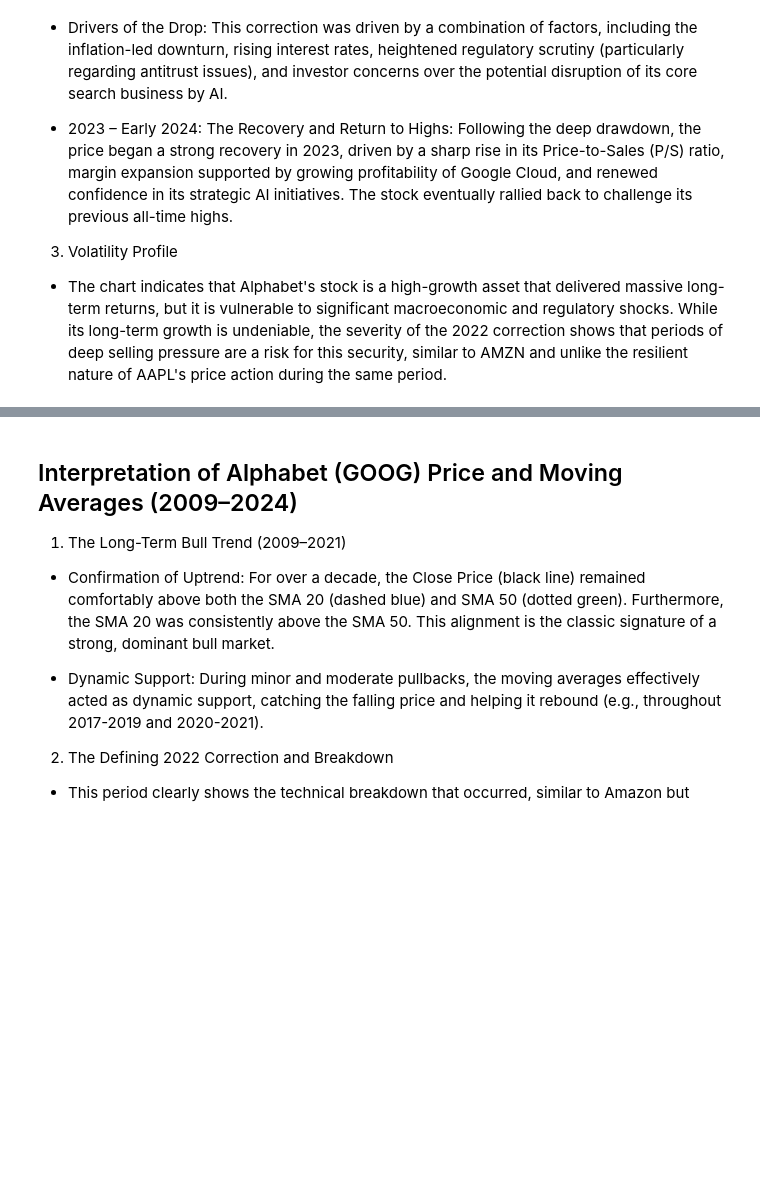
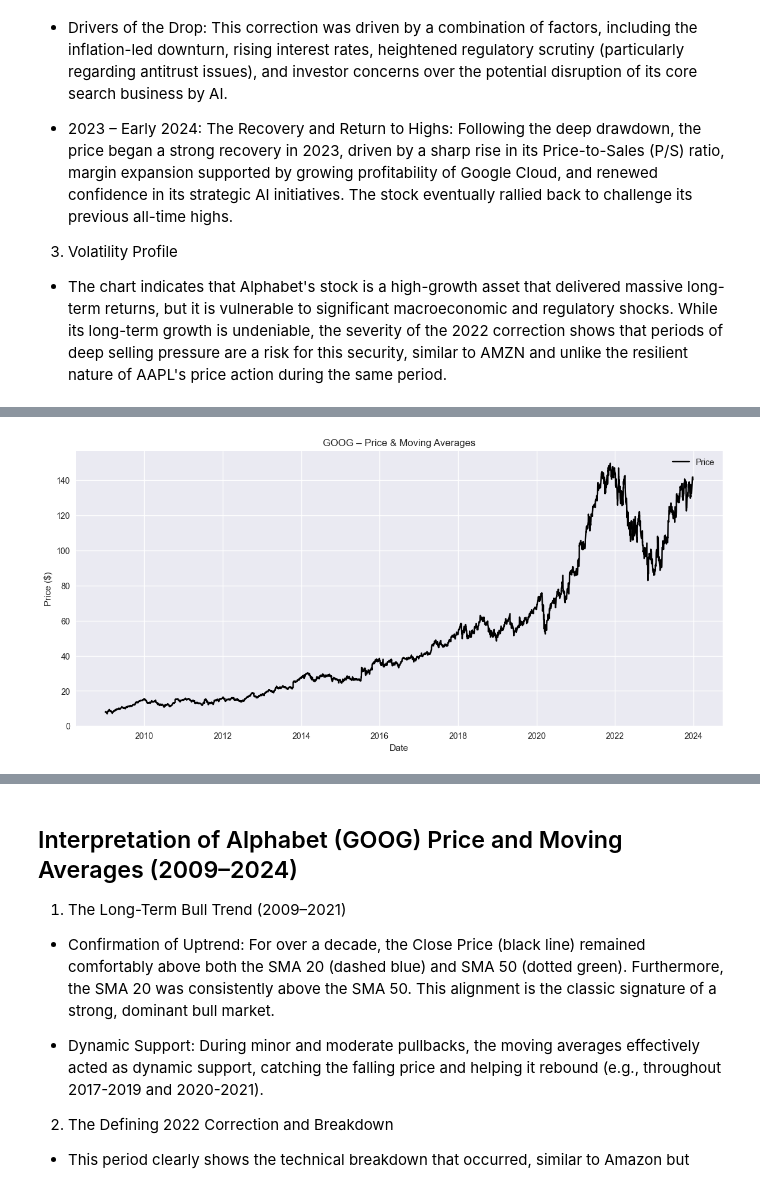
Before and after one commit to birhanu-ma/Financial-Data-Analysis, a Jupyter notebook: notebooks/GOOG.ipynb, the cells around one changed output, grey strips where cells are left out. Saved outputs shown, nothing was run; the diff lists cells and outputs as text; code cells hidden in the pictures; blank space fills up the shorter version.

```diff
--- a/notebooks/GOOG.ipynb
+++ b/notebooks/GOOG.ipynb
@@ -277,29 +226,6 @@ plt.show()
 3. Volatility Profile
 - The chart indicates that Alphabet's stock is a high-growth asset that delivered massive long-term returns, but it is vulnerable to significant macroeconomic and regulatory shocks. While its long-term growth is undeniable, the severity of the 2022 correction shows that periods of deep selling pressure are a risk for this security, similar to AMZN and unlike the resilient nature of AAPL's price action during the same period.
 # %%
-# ============================================
-# Compute technical indicators with TA-Lib
-# ============================================
 
-# Use 'Adj Close' if available, otherwise 'Close'
-if "Adj Close" in df.columns:
-    price = df["Adj Close"]
-else:
-    price = df["Close"]
-
-# --- Moving Averages ---
-df["SMA_20"] = talib.SMA(price, timeperiod=20)
-df["SMA_50"] = talib.SMA(price, timeperiod=50)
-df["EMA_20"] = talib.EMA(price, timeperiod=20)
-
-# --- RSI ---
-df["RSI_14"] = talib.RSI(price, timeperiod=14)
-
-# --- MACD ---
-df["MACD"], df["MACD_signal"], df["MACD_hist"] = talib.MACD(
-    price, fastperiod=12, slowperiod=26, signalperiod=9
-)
-
-
-df.tail()
+plotPriceAndSMA(df, ticker)
 # %% [output]
@@ -313 +232,2 @@ df.tail()
+[figure, added]
 # %%
```
Also changed, not shown: parts of 16 cells of this notebook, 5 other files.
